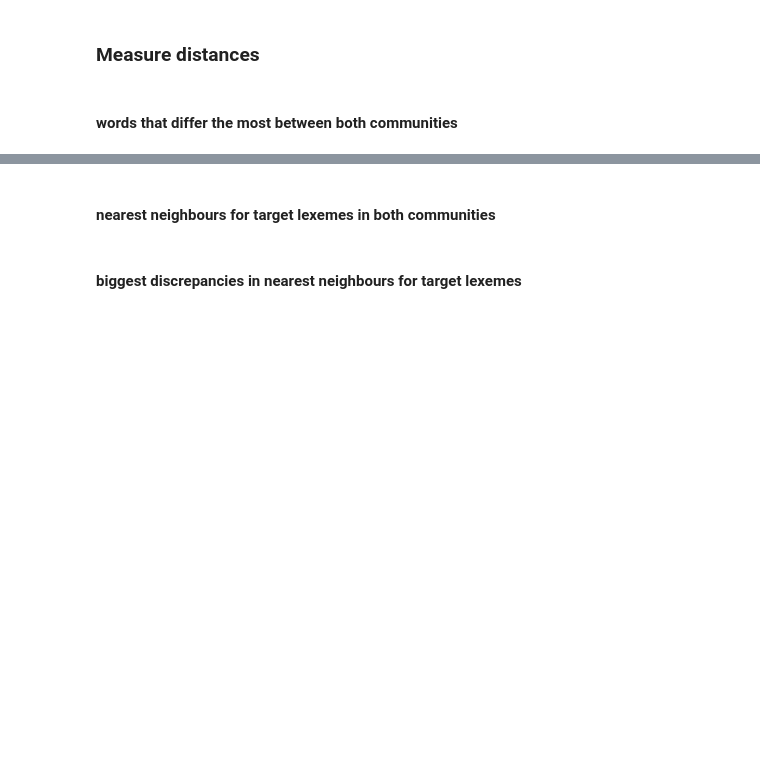
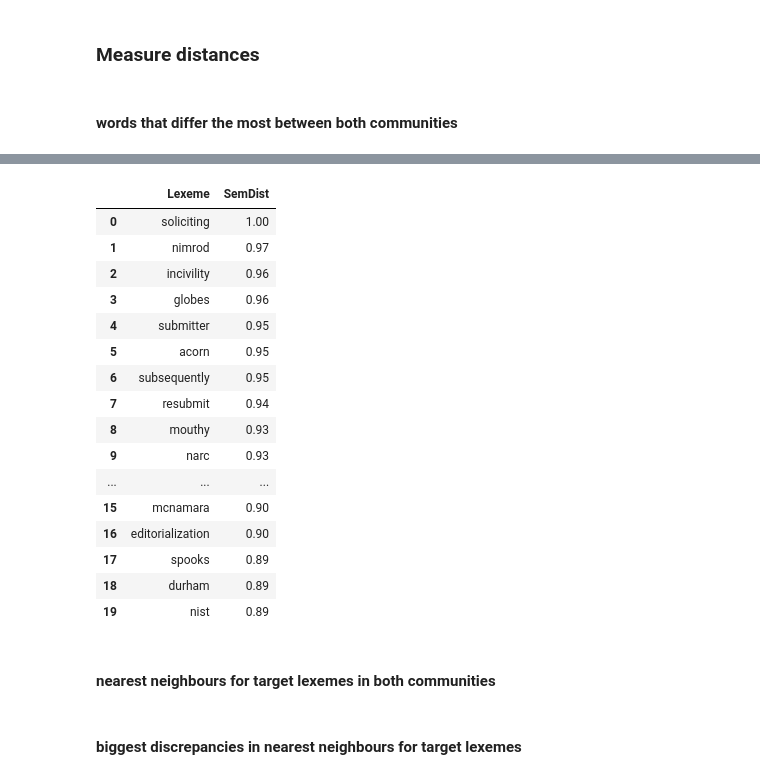
Before and after one commit to wuqui/neocov, a Jupyter notebook: index.ipynb, the cells around one changed output, grey strips where cells are left out. Cells and saved outputs as stored; diff of their text form; code cells hidden in the pictures; blank space fills up the shorter version.

```diff
--- a/index.ipynb
+++ b/index.ipynb
@@ -302,13 +339,28 @@ sem_change_cands
 # %%
 sem_change_cands_out = (sem_change_cands
     .nlargest(100, 'dist_sem')
     .assign(index_1 = lambda df: df.index + 1)
     .assign(dist_sem = lambda df: df['dist_sem'].round(2))
     .assign(dist_sem = lambda df: df['dist_sem'].apply('{:.2f}'.format))
     .rename({'index_1': '', 'lex': 'Lexeme', 'dist_sem': 'SemDist'}, axis=1)
+    .filter(['Lexeme', 'SemDist'])
 )
-sem_change_cands_out.to_csv(
-        f'{OUT_DIR}sem_var_soc_cands.csv',
-        columns=['', 'Lexeme', 'SemDist'],
-        index=False
-    )
+sem_change_cands_out
+# %% [output]
+|  | Lexeme | SemDist |
+| 0 | soliciting | 1.00 |
+| 1 | nimrod | 0.97 |
+| 2 | incivility | 0.96 |
+| 3 | globes | 0.96 |
+| 4 | submitter | 0.95 |
+| 5 | acorn | 0.95 |
+| 6 | subsequently | 0.95 |
+| 7 | resubmit | 0.94 |
+| 8 | mouthy | 0.93 |
+| 9 | narc | 0.93 |
+| ... | ... | ... |
+| 15 | mcnamara | 0.90 |
+| 16 | editorialization | 0.90 |
+| 17 | spooks | 0.89 |
+| 18 | durham | 0.89 |
+| 19 | nist | 0.89 |
```
Also changed, not shown: parts of 27 cells of this notebook, 5 other files.
